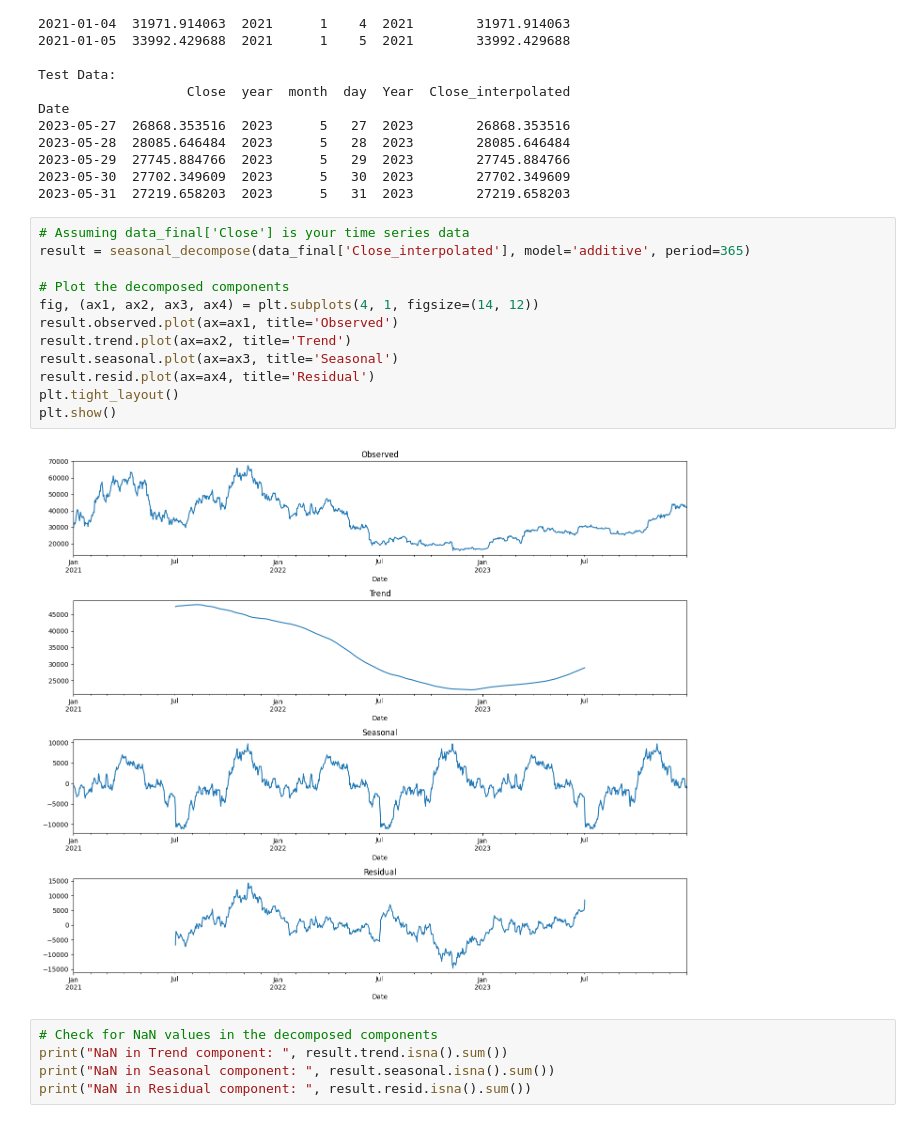
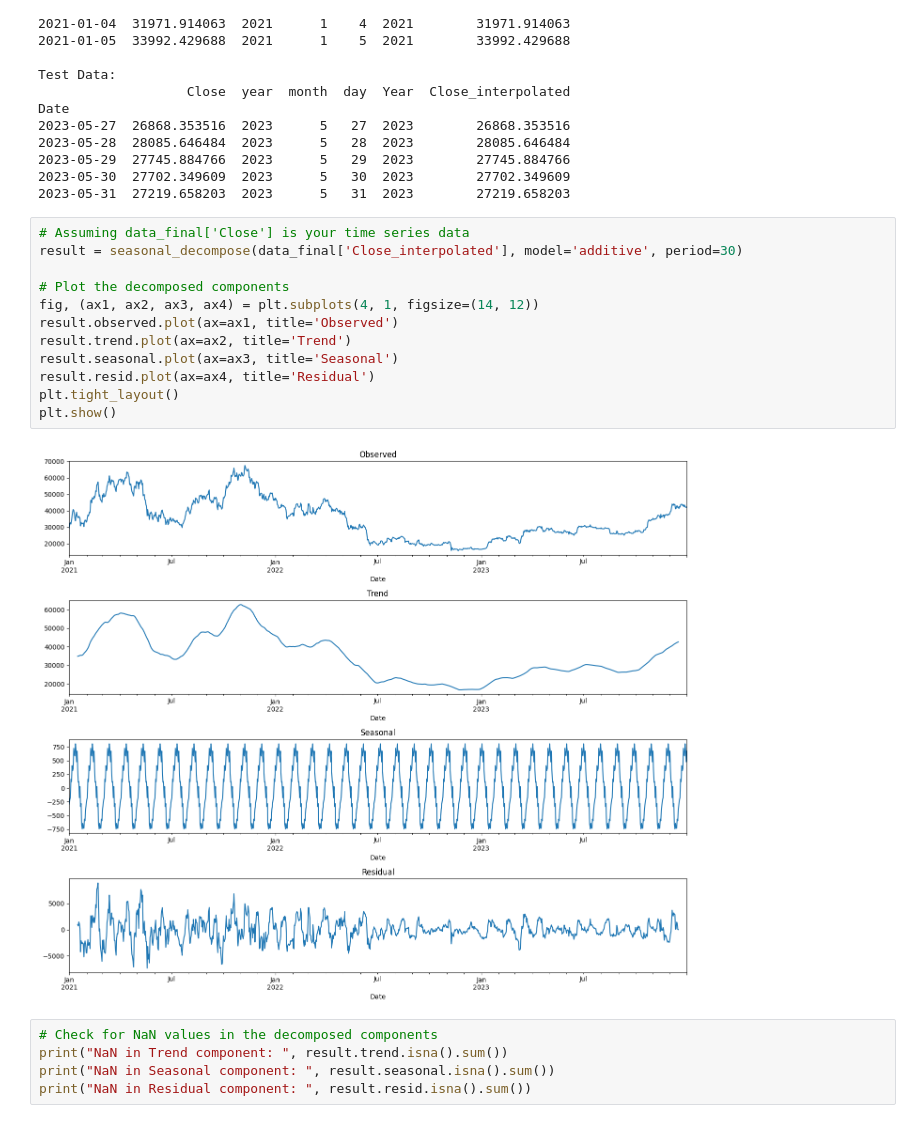
Before and after one commit to adiprrassetyo/forecast-tse-arima, a Jupyter notebook: Close Price BTC 2024 (Test).ipynb, the cells around one changed output. Drawn from its saved outputs; the diff is of its cells as text.

```diff
--- a/Close Price BTC 2024 (Test).ipynb
+++ b/Close Price BTC 2024 (Test).ipynb
@@ -360,18 +360,18 @@ Date
 2023-05-31  27219.658203  2023      5   31  2023        27219.658203
 # %%
 # Assuming data_final['Close'] is your time series data
-result = seasonal_decompose(data_final['Close_interpolated'], model='additive', period=365)
+result = seasonal_decompose(data_final['Close_interpolated'], model='additive', period=30)
 
 # Plot the decomposed components
 fig, (ax1, ax2, ax3, ax4) = plt.subplots(4, 1, figsize=(14, 12))
 result.observed.plot(ax=ax1, title='Observed')
 result.trend.plot(ax=ax2, title='Trend')
 result.seasonal.plot(ax=ax3, title='Seasonal')
 result.resid.plot(ax=ax4, title='Residual')
 plt.tight_layout()
 plt.show()
 # %% [output]
-[figure, old version]
+[figure, new version]
 # %%
 # Check for NaN values in the decomposed components
 print("NaN in Trend component: ", result.trend.isna().sum())
```
Also changed, not shown: parts of 4 cells of this notebook, 3 other files.
